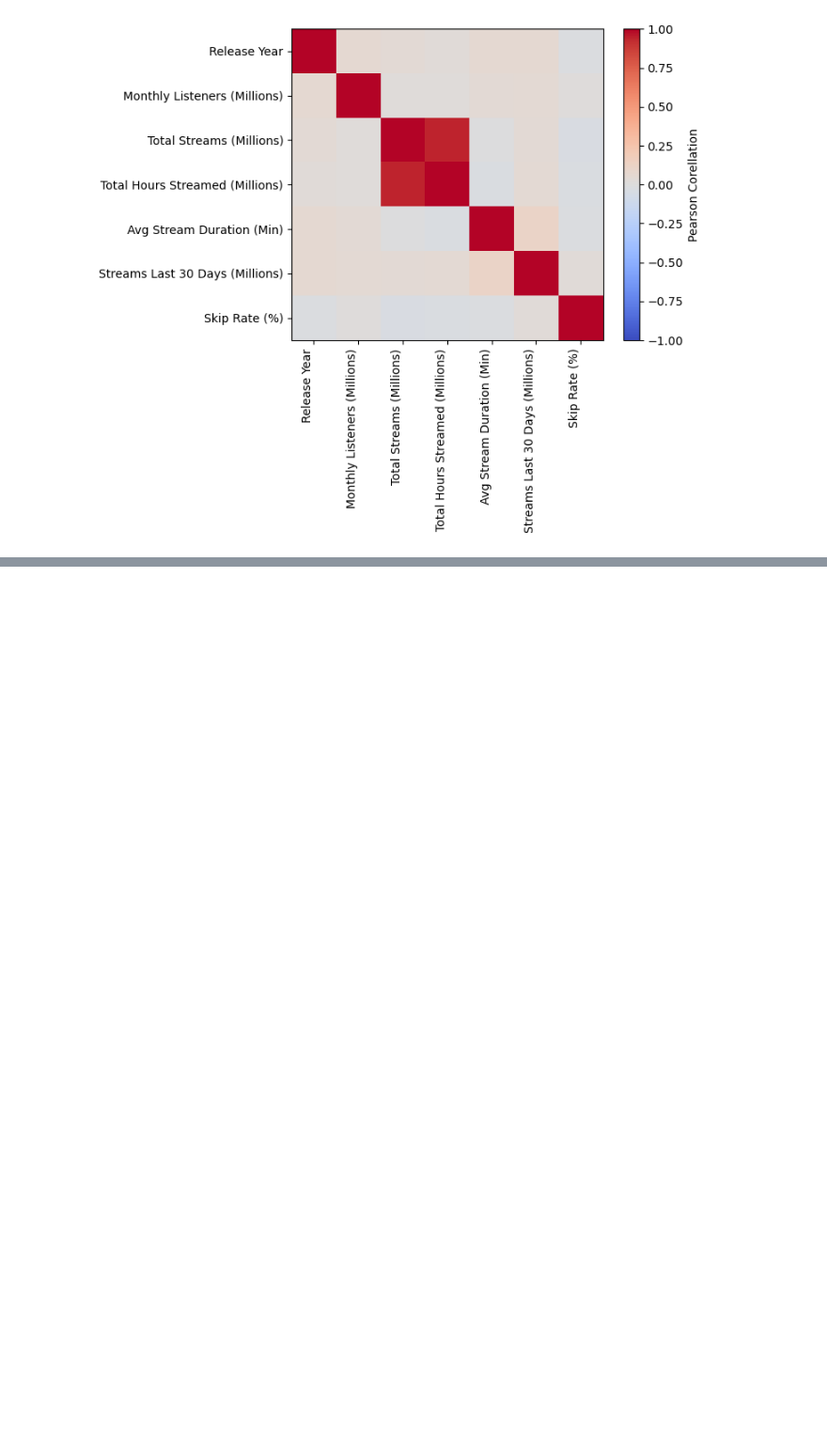
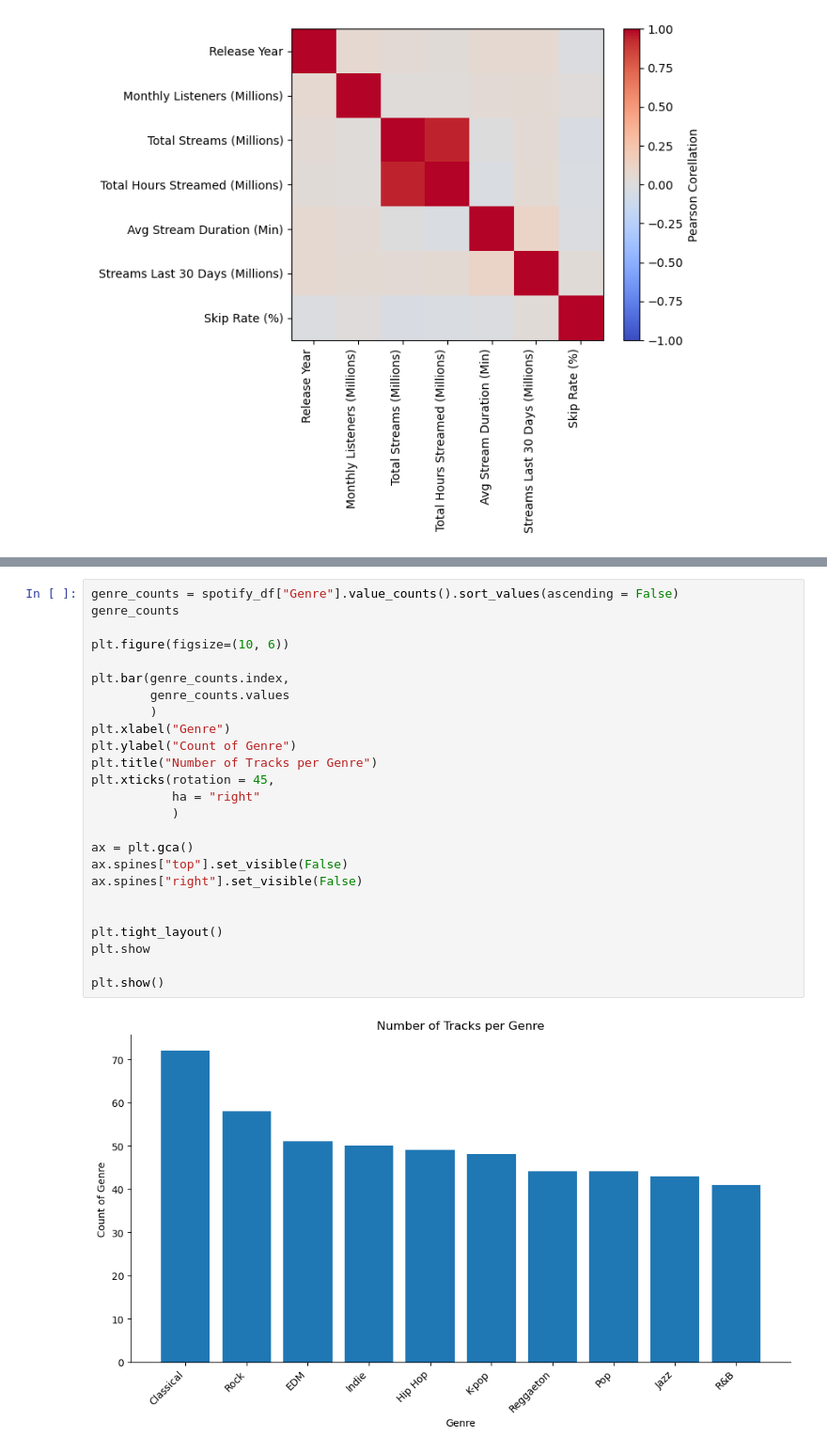
Before and after one commit to brevans25/learning-plots-brytner, a Jupyter notebook: notebooks/visualization_practice.ipynb, the cells around one changed output, grey strips where cells are left out. Shown at 94% size. Saved outputs shown, nothing was run; the diff lists cells and outputs as text; blank space fills up the shorter version.

Commit message:
Count Plots Tutorial

```diff
--- a/notebooks/visualization_practice.ipynb
+++ b/notebooks/visualization_practice.ipynb
@@ -468,0 +482,27 @@ plt.show()
+# %%
+genre_counts = spotify_df["Genre"].value_counts().sort_values(ascending = False)
+genre_counts
+
+plt.figure(figsize=(10, 6))
+
+plt.bar(genre_counts.index,
+        genre_counts.values
+        )
+plt.xlabel("Genre")
+plt.ylabel("Count of Genre")
+plt.title("Number of Tracks per Genre")
+plt.xticks(rotation = 45,
+           ha = "right"
+           )
+
+ax = plt.gca()
+ax.spines["top"].set_visible(False)
+ax.spines["right"].set_visible(False)
+
+
+plt.tight_layout()
+plt.show
+
+plt.show()
+# %% [output]
+[figure, added]
```
Also changed, not shown: parts of 2 cells of this notebook.
